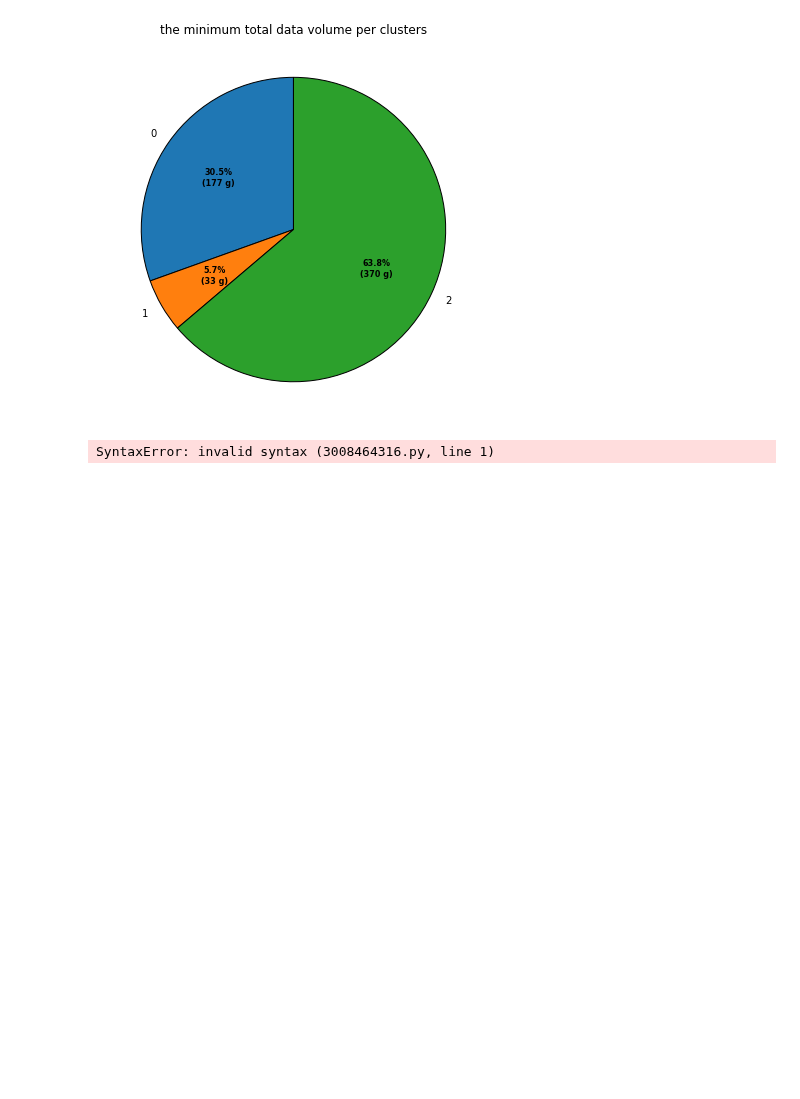
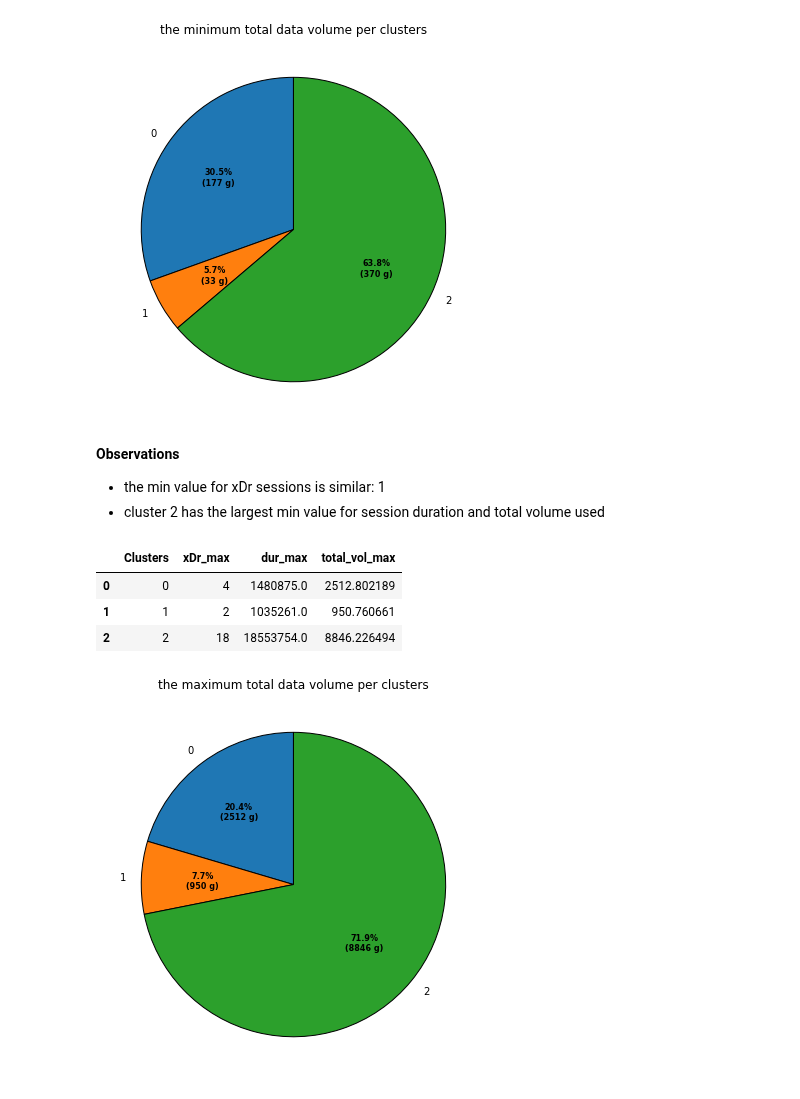
Before and after one commit to benbel376/telecom_users_analytics, a Jupyter notebook: notebooks/user_engagement_analysis.ipynb, the cells around one changed output. Saved outputs shown, nothing was run; the diff lists cells and outputs as text; code cells hidden in the pictures; blank space fills up the shorter version.

Commit message:
added interpretation of max and min for the clusters

```diff
--- a/notebooks/user_engagement_analysis.ipynb
+++ b/notebooks/user_engagement_analysis.ipynb
@@ -153,11 +153,3 @@ sumar.plot_pie(clus_min_df, ["Clusters", "dur_min"], "the minimum durations per
 sumar.plot_pie(clus_min_df, ["Clusters", "total_vol_min"], "the minimum total data volume per clusters")
 # %% [output]
 [figure]
-# %%
-**Observations**
-<ul>
-    <li> the min value for xDr sessions is similar: 1</li>
-    <li> cluster 2 has the largest min value for session duration and total volume used </li>
-</ul>
-# %% [output]
-SyntaxError: invalid syntax (3008464316.py, line 1)
@@ -167,0 +156,17 @@ print(clus_mean_df)
+# %% [markdown]
+**Observations**
+<ul>
+    <li> the min value for xDr sessions is similar: 1</li>
+    <li> cluster 2 has the largest min value for session duration and total volume used </li>
+</ul>
+# %%
+clus_max_df
+# %% [output]
+|  | Clusters | xDr_max | dur_max | total_vol_max |
+| 0 | 0 | 4 | 1480875.0 | 2512.802189 |
+| 1 | 1 | 2 | 1035261.0 | 950.760661 |
+| 2 | 2 | 18 | 18553754.0 | 8846.226494 |
+# %%
+sumar.plot_pie(clus_max_df, ["Clusters", "total_vol_max"], "the maximum total data volume per clusters")
+# %% [output]
+[figure, added]
```
Also changed, not shown: parts of 5 cells of this notebook.
